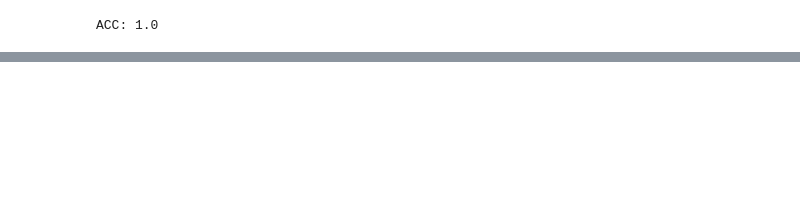
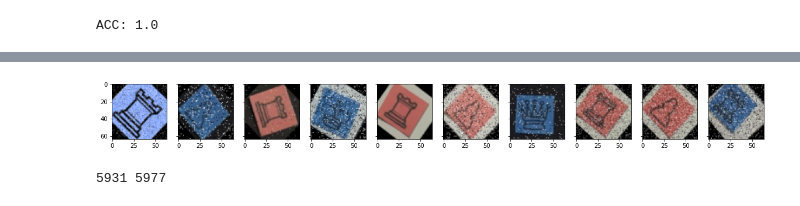
Before and after one commit to karol22/cv-chess-solver, a Jupyter notebook: Model_notebook.ipynb, the cells around one changed output, grey strips where cells are left out. Drawn from its saved outputs; the diff is of its cells as text; code cells hidden in the pictures; blank space fills up the shorter version.

```diff
--- a/Model_notebook.ipynb
+++ b/Model_notebook.ipynb
@@ -205,0 +254,2 @@ Epoch: 10       Training Loss: 0.008599
+# %%
+model.load_state_dict(torch.load('model.pt'))
@@ -206,9 +268,9 @@ Epoch: 10       Training Loss: 0.008599
 # %%
 model.eval()
-
+incorrect = []
 correct, total = 0, 0
 
-for data in data_loader_val:
+for data in data_loader_test:
     images, labels = data
     if cuda_available:
       images = images.cuda()
@@ -217,6 +279,8 @@ for data in data_loader_val:
     outputs = model(images)
     _, predicted = torch.max(outputs, 1)
     c = (predicted == labels).squeeze()
+    for i, b in enumerate(c.cpu().numpy()):
+      if not b: incorrect.append(images[i])
     correct += sum(c).item()
     total += len(c)
 
@@ -234,16 +290,12 @@ Epoch: 1        Training Loss: 79.475534
-# %%
-n_inputs = 5
-model.cpu()
-dataiter = iter(data_gray_loader_test)
-X, _ = dataiter.next()[:5]
-Y = model(X).cpu().detach().numpy()
-
-dataiter = iter(data_loader_test)
-X, _ = dataiter.next()
-fig, axes = plt.subplots(nrows=2, ncols=n_inputs, sharex=True, sharey=True, figsize=(10,4))
-for i in range(n_inputs):
-    x = np.transpose(X[i+26], (1, 2, 0))
-    y = np.transpose(Y[i+26], (1, 2, 0))
-    axes[0][i].imshow(x)
-    axes[1][i].imshow(y)
+# %%
+fig, axes = plt.subplots(nrows=1, ncols=10, sharex=True, sharey=True, figsize=(20,10))
+x = 0
+for i in range(10):
+    axes[i].imshow(np.transpose(incorrect[i + x].cpu(), (1,2, 0)))
+# %% [output]
+[figure, added]
+# %%
+print(correct, total)
+# %% [output]
+5931 5977
 # %%
```
Also changed, not shown: parts of 16 cells of this notebook, 1 other file.
